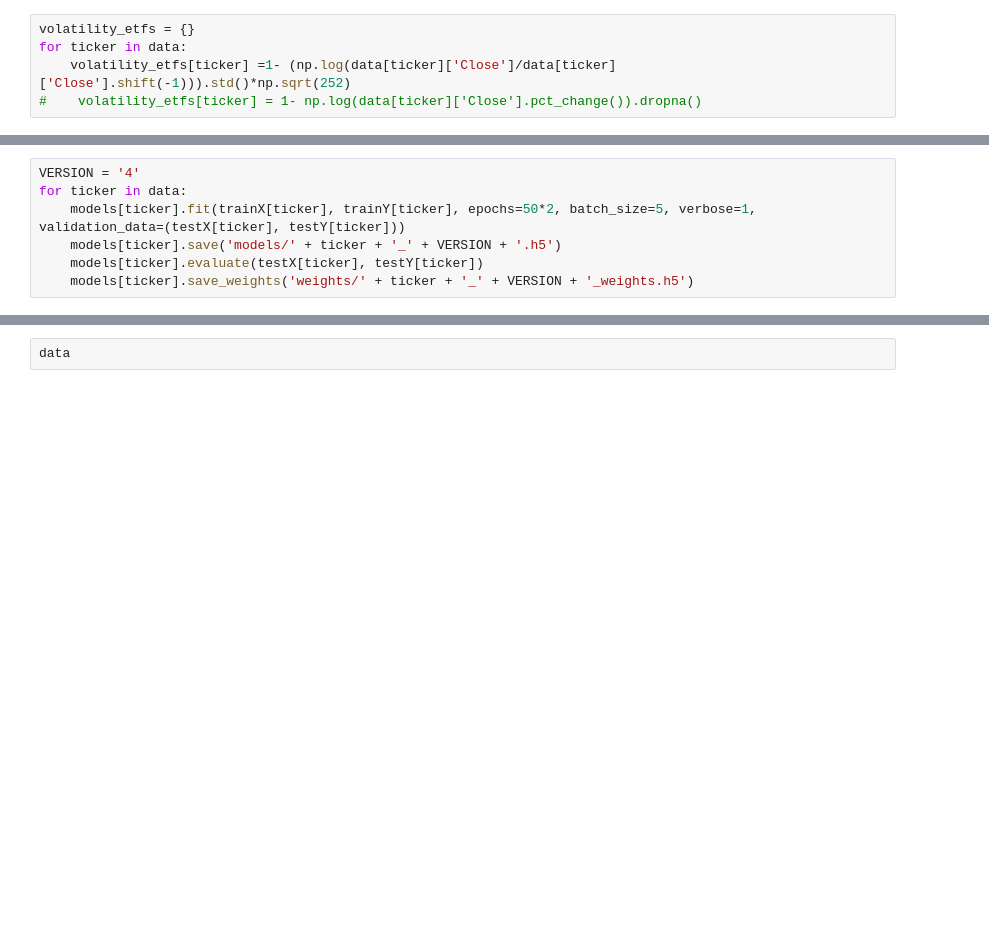
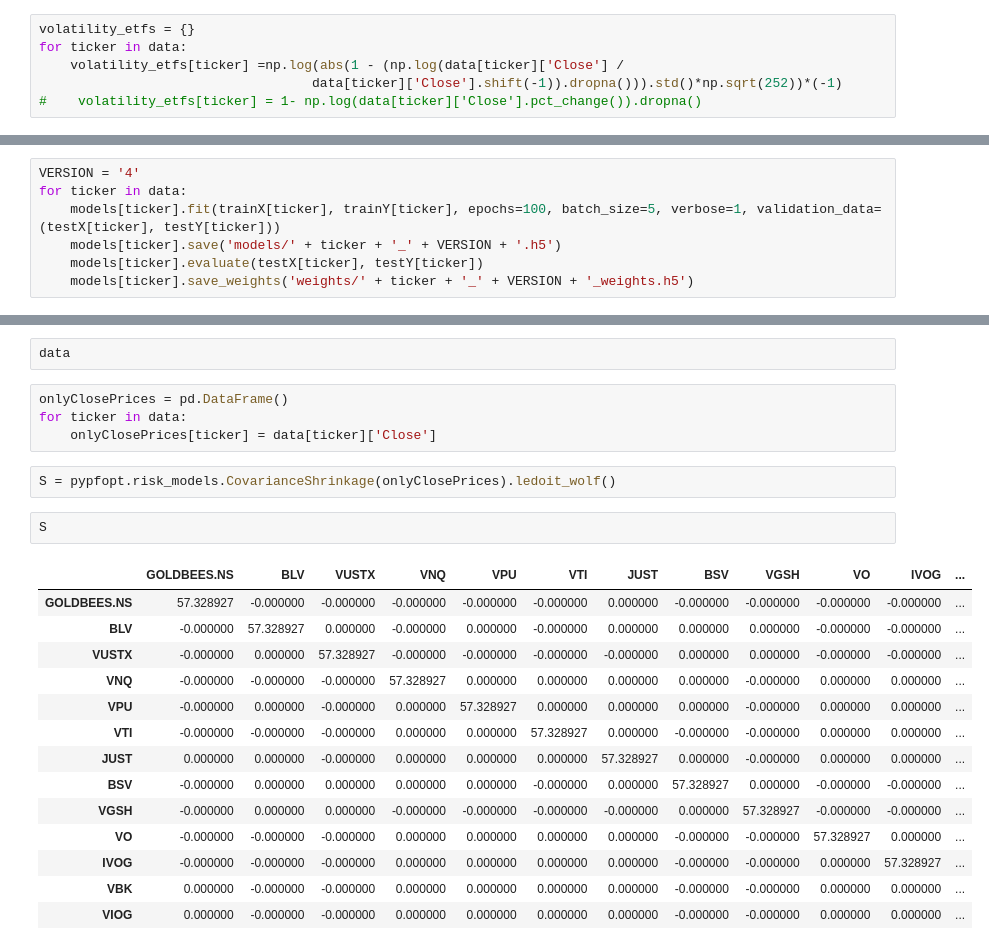
Before and after one commit to shreyash-Pandey-Katni/collegeProject, a Jupyter notebook: training.ipynb, the cells around one changed output, grey strips where cells are left out. Cells and saved outputs as stored; diff of their text form; blank space fills up the shorter version.

```diff
--- a/training.ipynb
+++ b/training.ipynb
@@ -34,7 +49,8 @@ for i in range(len(etfs)):
 # %%
 volatility_etfs = {}
 for ticker in data:
-    volatility_etfs[ticker] =1- (np.log(data[ticker]['Close']/data[ticker]['Close'].shift(-1))).std()*np.sqrt(252)
+    volatility_etfs[ticker] =np.log(abs(1 - (np.log(data[ticker]['Close'] /
+                                   data[ticker]['Close'].shift(-1)).dropna())).std()*np.sqrt(252))*(-1)
 #    volatility_etfs[ticker] = 1- np.log(data[ticker]['Close'].pct_change()).dropna()
 # %%
 volatility_etfs
@@ -138,7 +170,7 @@ model.compile(loss='mean_squared_error', optimizer=tf.keras.optimizers.SGD(learn
 # %%
 VERSION = '4'
 for ticker in data:
-    models[ticker].fit(trainX[ticker], trainY[ticker], epochs=50*2, batch_size=5, verbose=1, validation_data=(testX[ticker], testY[ticker]))
+    models[ticker].fit(trainX[ticker], trainY[ticker], epochs=100, batch_size=5, verbose=1, validation_data=(testX[ticker], testY[ticker]))
     models[ticker].save('models/' + ticker + '_' + VERSION + '.h5')
     models[ticker].evaluate(testX[ticker], testY[ticker])
     models[ticker].save_weights('weights/' + ticker + '_' + VERSION + '_weights.h5')
@@ -253,3 +288,26 @@ print ('Weights in Percentage ********************')
 print(wt_min_vola.round(4))
 # %%
 data
+# %%
+onlyClosePrices = pd.DataFrame()
+for ticker in data:
+    onlyClosePrices[ticker] = data[ticker]['Close']
+# %%
+S = pypfopt.risk_models.CovarianceShrinkage(onlyClosePrices).ledoit_wolf()
+# %%
+S
+# %% [output]
+|  | GOLDBEES.NS | BLV | VUSTX | VNQ | VPU | VTI | JUST | BSV | VGSH | VO | IVOG | ... |
+| GOLDBEES.NS | 57.328927 | -0.000000 | -0.000000 | -0.000000 | -0.000000 | -0.000000 | 0.000000 | -0.000000 | -0.000000 | -0.000000 | -0.000000 | ... |
+| BLV | -0.000000 | 57.328927 | 0.000000 | -0.000000 | 0.000000 | -0.000000 | 0.000000 | 0.000000 | 0.000000 | -0.000000 | -0.000000 | ... |
+| VUSTX | -0.000000 | 0.000000 | 57.328927 | -0.000000 | -0.000000 | -0.000000 | -0.000000 | 0.000000 | 0.000000 | -0.000000 | -0.000000 | ... |
+| VNQ | -0.000000 | -0.000000 | -0.000000 | 57.328927 | 0.000000 | 0.000000 | 0.000000 | 0.000000 | -0.000000 | 0.000000 | 0.000000 | ... |
+| VPU | -0.000000 | 0.000000 | -0.000000 | 0.000000 | 57.328927 | 0.000000 | 0.000000 | 0.000000 | -0.000000 | 0.000000 | 0.000000 | ... |
+| VTI | -0.000000 | -0.000000 | -0.000000 | 0.000000 | 0.000000 | 57.328927 | 0.000000 | -0.000000 | -0.000000 | 0.000000 | 0.000000 | ... |
+| JUST | 0.000000 | 0.000000 | -0.000000 | 0.000000 | 0.000000 | 0.000000 | 57.328927 | 0.000000 | -0.000000 | 0.000000 | 0.000000 | ... |
+| BSV | -0.000000 | 0.000000 | 0.000000 | 0.000000 | 0.000000 | -0.000000 | 0.000000 | 57.328927 | 0.000000 | -0.000000 | -0.000000 | ... |
+| VGSH | -0.000000 | 0.000000 | 0.000000 | -0.000000 | -0.000000 | -0.000000 | -0.000000 | 0.000000 | 57.328927 | -0.000000 | -0.000000 | ... |
+| VO | -0.000000 | -0.000000 | -0.000000 | 0.000000 | 0.000000 | 0.000000 | 0.000000 | -0.000000 | -0.000000 | 57.328927 | 0.000000 | ... |
+| IVOG | -0.000000 | -0.000000 | -0.000000 | 0.000000 | 0.000000 | 0.000000 | 0.000000 | -0.000000 | -0.000000 | 0.000000 | 57.328927 | ... |
+| VBK | 0.000000 | -0.000000 | -0.000000 | 0.000000 | 0.000000 | 0.000000 | 0.000000 | -0.000000 | -0.000000 | 0.000000 | 0.000000 | ... |
+| VIOG | 0.000000 | -0.000000 | -0.000000 | 0.000000 | 0.000000 | 0.000000 | 0.000000 | -0.000000 | -0.000000 | 0.000000 | 0.000000 | ... |
```
Also changed, not shown: parts of 14 cells of this notebook, 43 other files.
